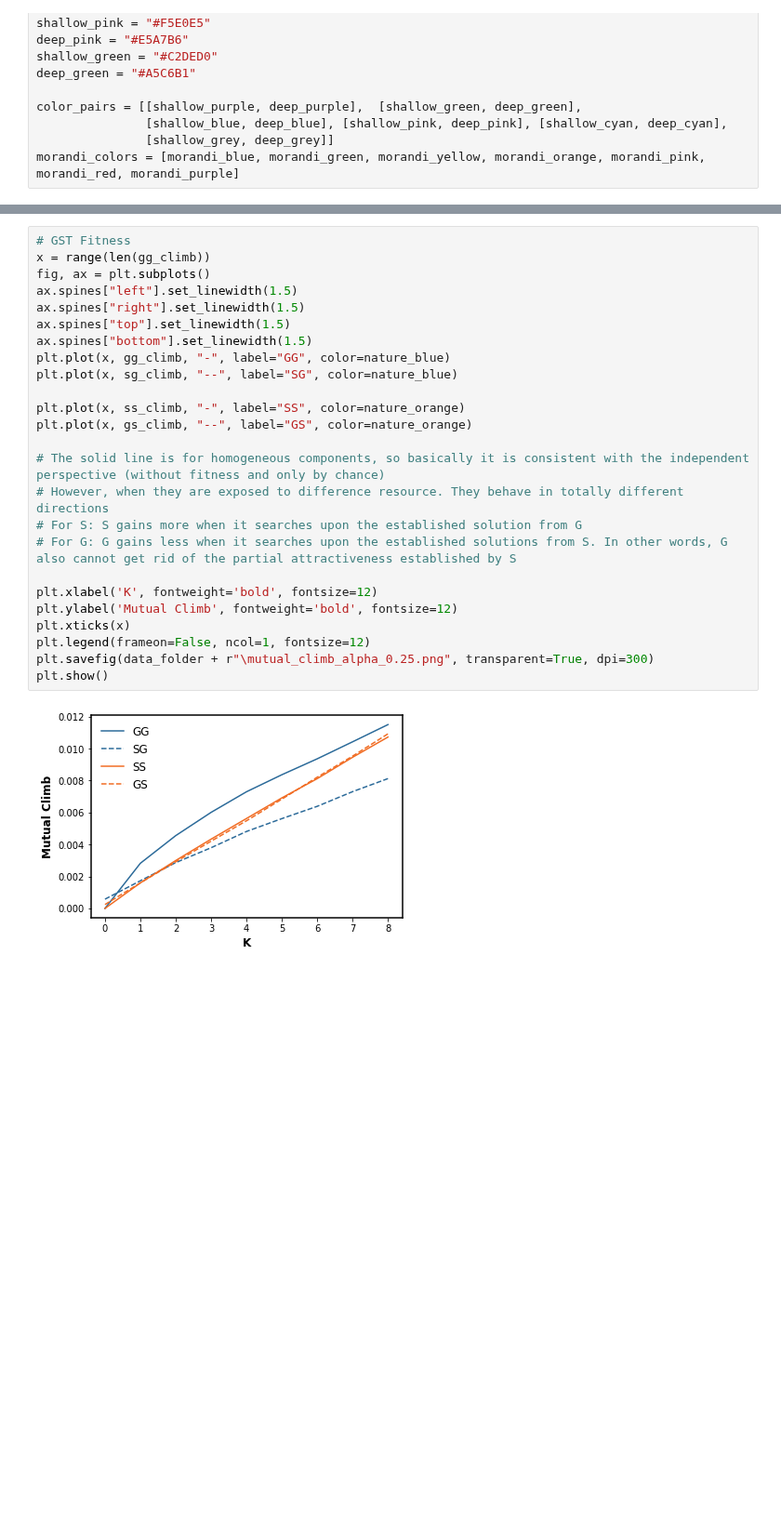
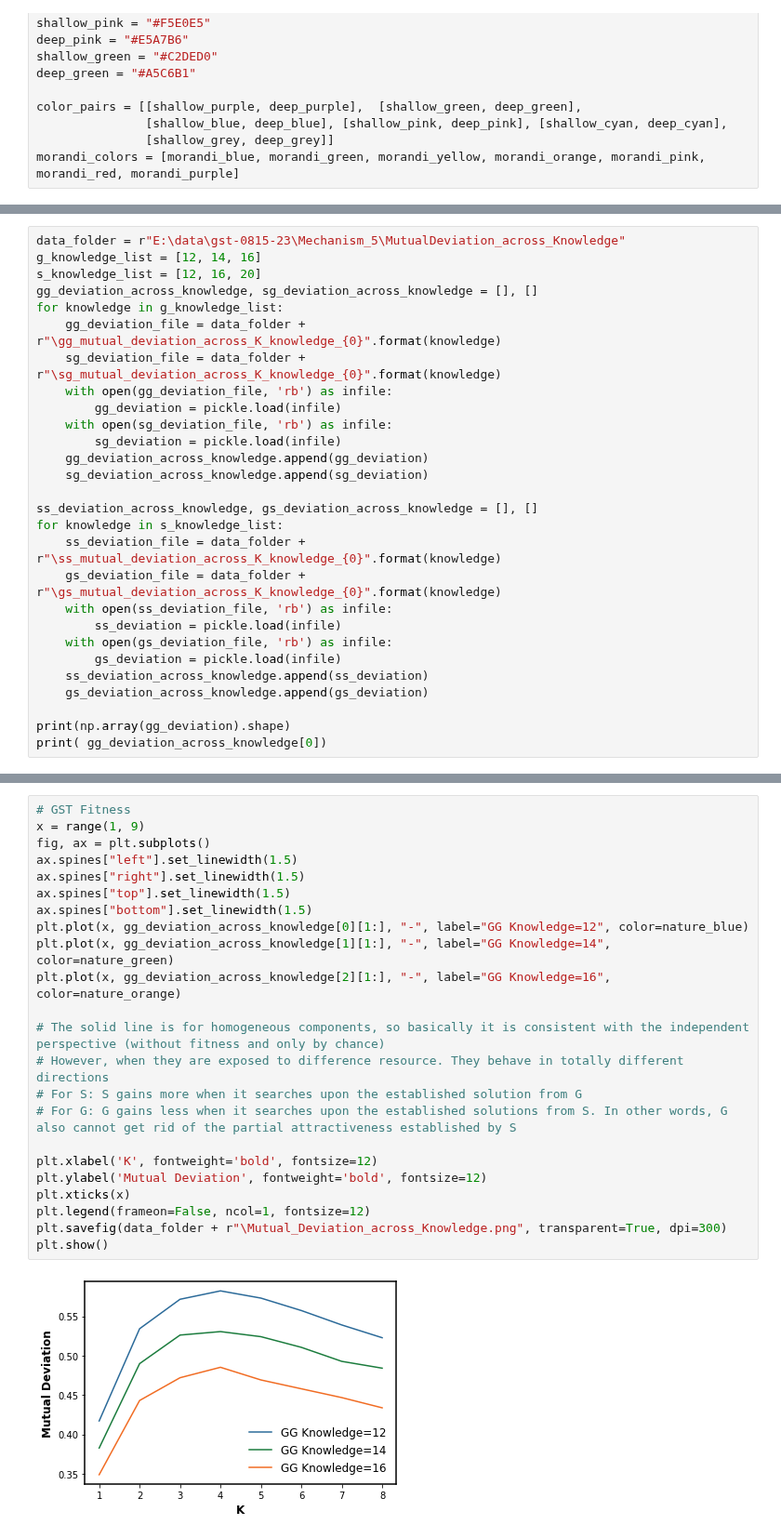
Before and after one commit to baldFemale/OpenInnovationFramework, a Jupyter notebook: Mechanism/MutualDeviation_across_Knowledge/Evaluator.ipynb, the cells around one changed output, grey strips where cells are left out. Shown at 93% size. Drawn from its saved outputs; the diff is of its cells as text; blank space fills up the shorter version.

```diff
--- a/Mechanism/MutualDeviation_across_Knowledge/Evaluator.ipynb
+++ b/Mechanism/MutualDeviation_across_Knowledge/Evaluator.ipynb
@@ -62,0 +43,28 @@ print(gg_climb)
+# %%
+data_folder = r"E:\data\gst-0815-23\Mechanism_5\MutualDeviation_across_Knowledge"
+g_knowledge_list = [12, 14, 16]
+s_knowledge_list = [12, 16, 20]
+gg_deviation_across_knowledge, sg_deviation_across_knowledge = [], []
+for knowledge in g_knowledge_list:
+    gg_deviation_file = data_folder + r"\gg_mutual_deviation_across_K_knowledge_{0}".format(knowledge)
+    sg_deviation_file = data_folder + r"\sg_mutual_deviation_across_K_knowledge_{0}".format(knowledge)
+    with open(gg_deviation_file, 'rb') as infile:
+        gg_deviation = pickle.load(infile)
+    with open(sg_deviation_file, 'rb') as infile:
+        sg_deviation = pickle.load(infile)
+    gg_deviation_across_knowledge.append(gg_deviation)
+    sg_deviation_across_knowledge.append(sg_deviation)
+
+ss_deviation_across_knowledge, gs_deviation_across_knowledge = [], []
+for knowledge in s_knowledge_list:
+    ss_deviation_file = data_folder + r"\ss_mutual_deviation_across_K_knowledge_{0}".format(knowledge)
+    gs_deviation_file = data_folder + r"\gs_mutual_deviation_across_K_knowledge_{0}".format(knowledge)
+    with open(ss_deviation_file, 'rb') as infile:
+        ss_deviation = pickle.load(infile)
+    with open(gs_deviation_file, 'rb') as infile:
+        gs_deviation = pickle.load(infile)
+    ss_deviation_across_knowledge.append(ss_deviation)
+    gs_deviation_across_knowledge.append(gs_deviation)
+
+print(np.array(gg_deviation).shape)
+print( gg_deviation_across_knowledge[0])
@@ -63,27 +74,25 @@ print(gg_climb)
 # %%
 # GST Fitness
-x = range(len(gg_climb))
+x = range(1, 9)
 fig, ax = plt.subplots()
 ax.spines["left"].set_linewidth(1.5)
 ax.spines["right"].set_linewidth(1.5)
 ax.spines["top"].set_linewidth(1.5)
 ax.spines["bottom"].set_linewidth(1.5)
-plt.plot(x, gg_climb, "-", label="GG", color=nature_blue)
-plt.plot(x, sg_climb, "--", label="SG", color=nature_blue)
-
-plt.plot(x, ss_climb, "-", label="SS", color=nature_orange)
-plt.plot(x, gs_climb, "--", label="GS", color=nature_orange)
+plt.plot(x, gg_deviation_across_knowledge[0][1:], "-", label="GG Knowledge=12", color=nature_blue)
+plt.plot(x, gg_deviation_across_knowledge[1][1:], "-", label="GG Knowledge=14", color=nature_green)
+plt.plot(x, gg_deviation_across_knowledge[2][1:], "-", label="GG Knowledge=16", color=nature_orange)
 
 # The solid line is for homogeneous components, so basically it is consistent with the independent perspective (without fitness and only by chance)
 # However, when they are exposed to difference resource. They behave in totally different directions
 # For S: S gains more when it searches upon the established solution from G
 # For G: G gains less when it searches upon the established solutions from S. In other words, G also cannot get rid of the partial attractiveness established by S
 
 plt.xlabel('K', fontweight='bold', fontsize=12)
-plt.ylabel('Mutual Climb', fontweight='bold', fontsize=12)
+plt.ylabel('Mutual Deviation', fontweight='bold', fontsize=12)
 plt.xticks(x)
 plt.legend(frameon=False, ncol=1, fontsize=12)
-plt.savefig(data_folder + r"\mutual_climb_alpha_0.25.png", transparent=True, dpi=300)
+plt.savefig(data_folder + r"\Mutual_Deviation_across_Knowledge.png", transparent=True, dpi=300)
 plt.show()
 # %% [output]
-[figure, old version]
+[figure, new version]
```
Also changed, not shown: parts of 2 cells of this notebook, 9 other files.
